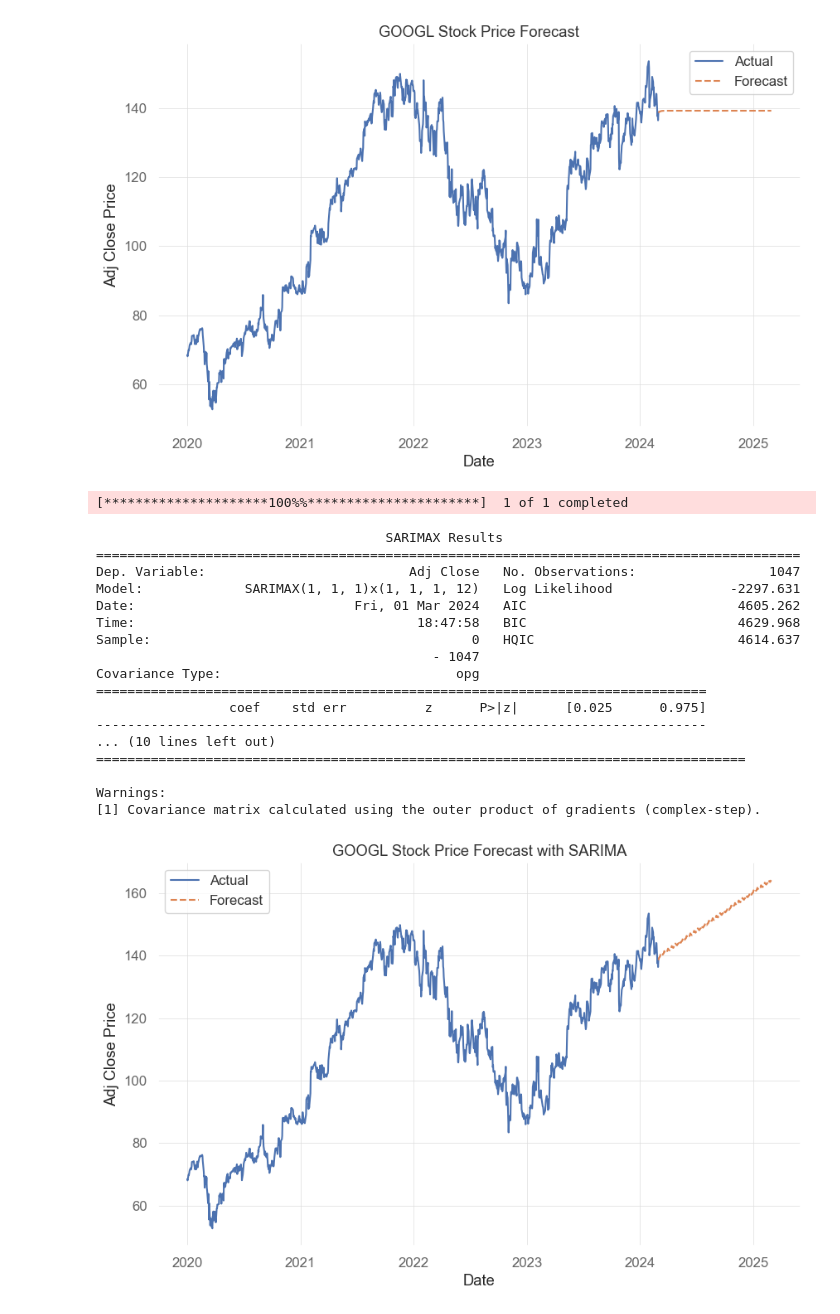
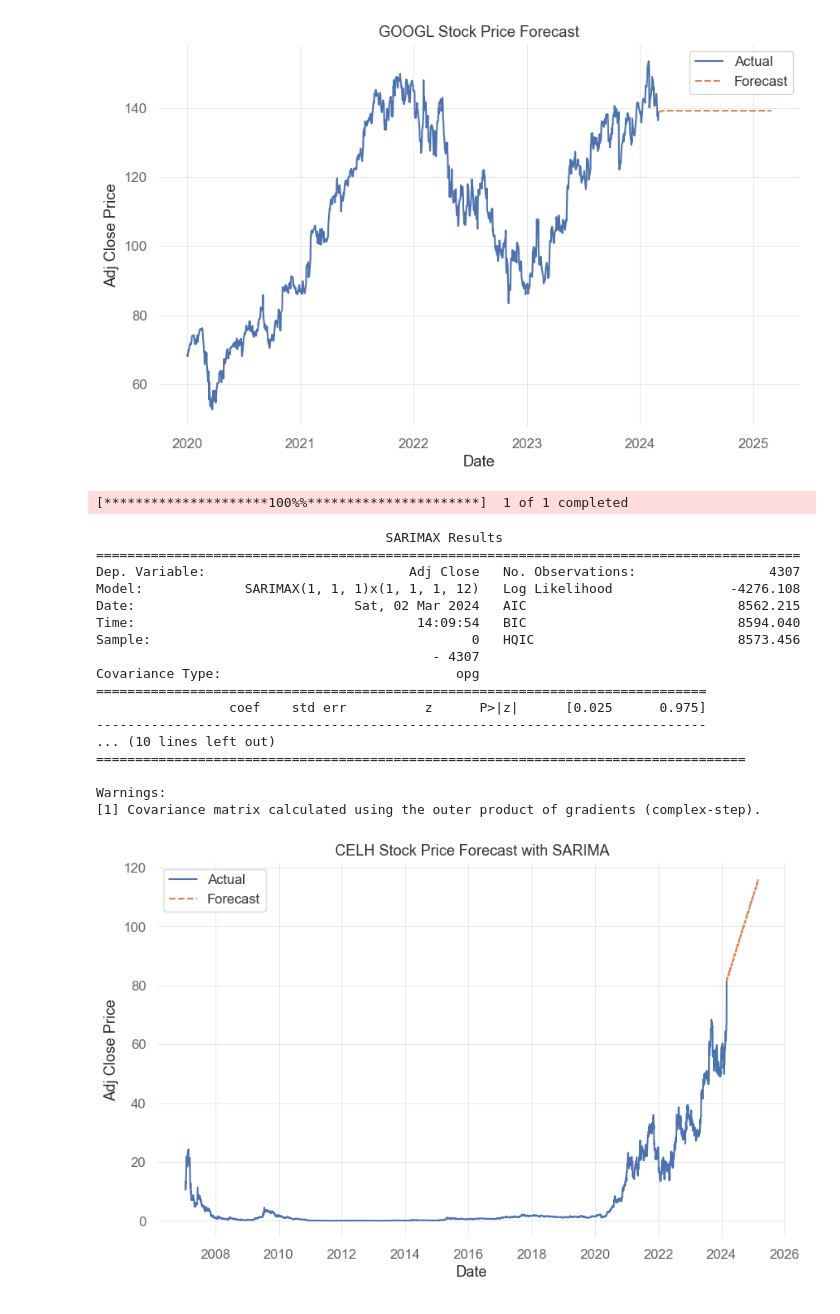
Before and after one commit to lorddarthroro/Learning-Quantitative-Analysis, a Jupyter notebook: Stock_Analysis.ipynb, the cells around one changed output. Drawn from its saved outputs; the diff is of its cells as text; code cells hidden in the pictures.

```diff
--- a/Stock_Analysis.ipynb
+++ b/Stock_Analysis.ipynb
@@ -310,7 +287,7 @@ import matplotlib.pyplot as plt
 
 # Download data
 end_date = "2024-03-01"  # Assuming current date for the end date
-data = yf.download(["GOOGL"], start="2020-01-01", end=end_date)
+data = yf.download(["CELH"], start="2000-01-01", end=end_date)
 
 # Extract 'Adj Close' column and reset index
 df = data['Adj Close'].reset_index()
@@ -327,38 +304,38 @@ print(model_fit.summary())
 
 # Forecast
 forecast = model_fit.forecast(steps=365)
 
 forecast_index = pd.date_range(start=df.index[-1], periods=365)  # Adjust periods to include the next 365 days
 forecast_df = pd.DataFrame(forecast)
 forecast_df = forecast_df.set_index(forecast_index)
 
 # Plot original and forecasted values
 plt.figure(figsize=(10, 6))
 plt.plot(df.index, df['Adj Close'], label='Actual')
 plt.plot(forecast_df.index, forecast_df['predicted_mean'], label='Forecast', linestyle='--')
-plt.title('GOOGL Stock Price Forecast with SARIMA')
+plt.title('CELH Stock Price Forecast with SARIMA')
 plt.xlabel('Date')
 plt.ylabel('Adj Close Price')
 plt.legend()
 plt.grid(True)
 plt.show()
 # %% [output]
 [*********************100%%**********************]  1 of 1 completed
                                      SARIMAX Results
 ==========================================================================================
-Dep. Variable:                          Adj Close   No. Observations:                 1047
-Model:             SARIMAX(1, 1, 1)x(1, 1, 1, 12)   Log Likelihood               -2297.631
-Date:                            Fri, 01 Mar 2024   AIC                           4605.262
-Time:                                    18:47:58   BIC                           4629.968
-Sample:                                         0   HQIC                          4614.637
-                                           - 1047
+Dep. Variable:                          Adj Close   No. Observations:                 4307
+Model:             SARIMAX(1, 1, 1)x(1, 1, 1, 12)   Log Likelihood               -4276.108
+Date:                            Sat, 02 Mar 2024   AIC                           8562.215
+Time:                                    14:09:54   BIC                           8594.040
+Sample:                                         0   HQIC                          8573.456
+                                           - 4307
 Covariance Type:                              opg
 ==============================================================================
                  coef    std err          z      P>|z|      [0.025      0.975]
 ------------------------------------------------------------------------------
 ... (10 lines left out)
 ===================================================================================
 
 Warnings:
 [1] Covariance matrix calculated using the outer product of gradients (complex-step).
-[figure, old version]
+[figure, new version]
```
Also changed, not shown: parts of 20 cells of this notebook.
